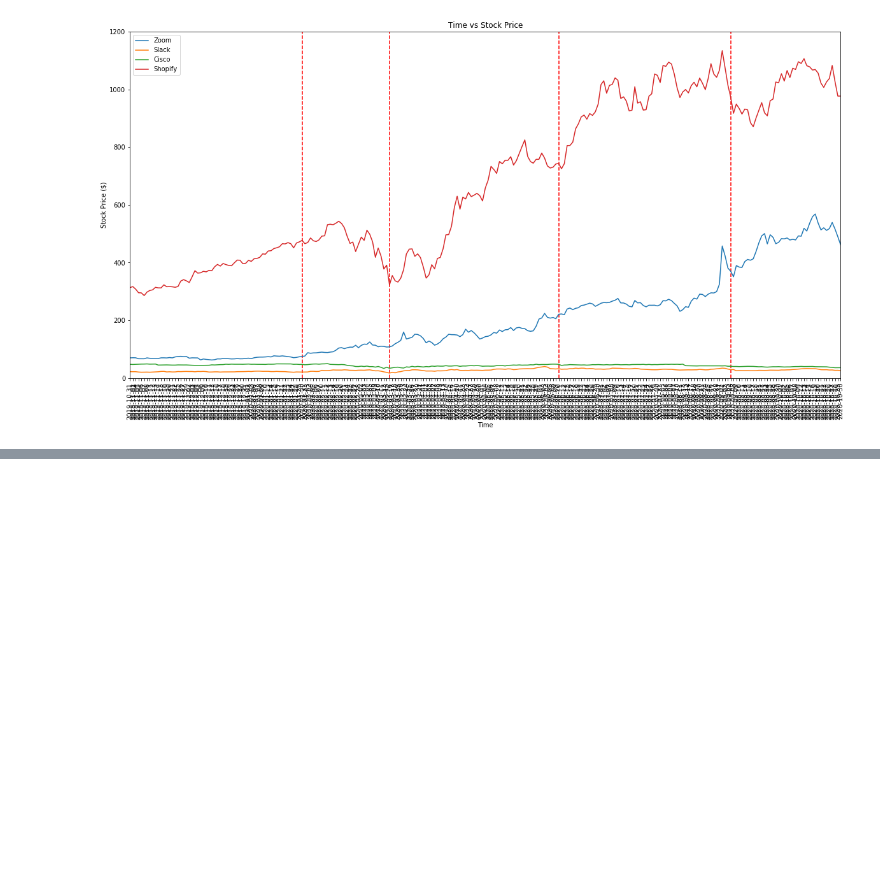
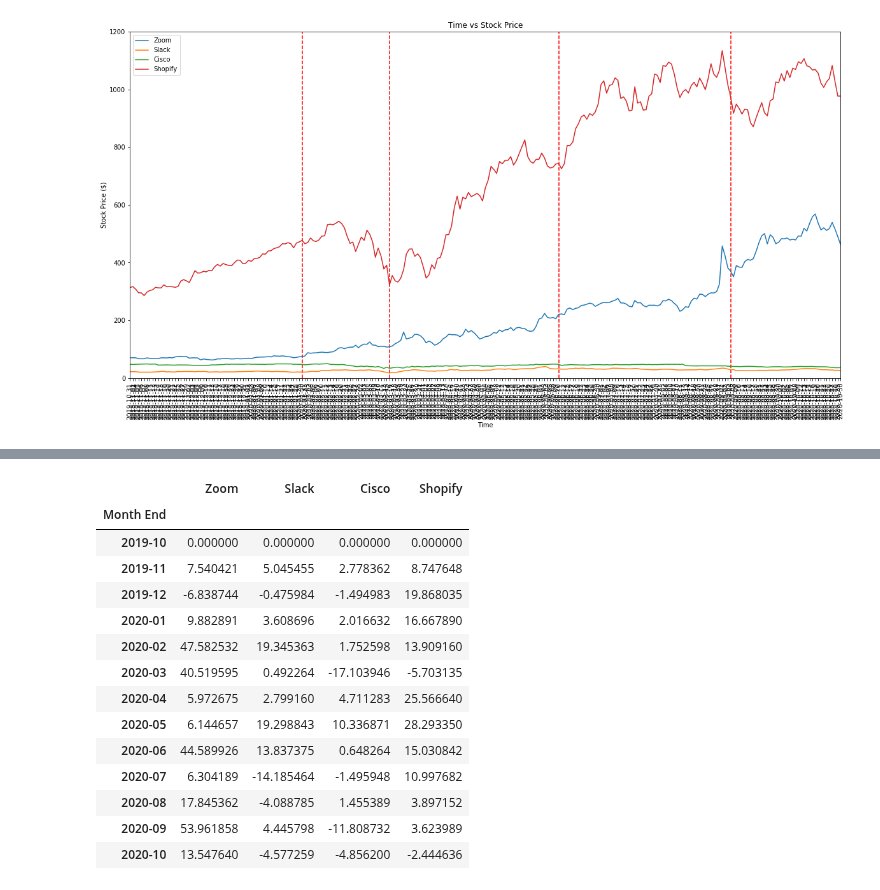
Before and after one commit to chenghaohan/Team_Anti-COVID_Project1, a Jupyter notebook: Techology Companies Data/tech industry(remote working) vs covid.ipynb, the cells around one changed output, grey strips where cells are left out. Cells and saved outputs as stored; diff of their text form; code cells hidden in the pictures; blank space fills up the shorter version.

```diff
--- a/Techology Companies Data/tech industry(remote working) vs covid.ipynb
+++ b/Techology Companies Data/tech industry(remote working) vs covid.ipynb
@@ -83,3 +98,21 @@ pct_df.plot(kind="line",figsize=(10,6))
+# %%
+pct_df
+# %% [output]
+|  | Zoom | Slack | Cisco | Shopify |
+| Month End |  |  |  |  |
+| 2019-10 | 0.000000 | 0.000000 | 0.000000 | 0.000000 |
+| 2019-11 | 7.540421 | 5.045455 | 2.778362 | 8.747648 |
+| 2019-12 | -6.838744 | -0.475984 | -1.494983 | 19.868035 |
+| 2020-01 | 9.882891 | 3.608696 | 2.016632 | 16.667890 |
+| 2020-02 | 47.582532 | 19.345363 | 1.752598 | 13.909160 |
+| 2020-03 | 40.519595 | 0.492264 | -17.103946 | -5.703135 |
+| 2020-04 | 5.972675 | 2.799160 | 4.711283 | 25.566640 |
+| 2020-05 | 6.144657 | 19.298843 | 10.336871 | 28.293350 |
+| 2020-06 | 44.589926 | 13.837375 | 0.648264 | 15.030842 |
+| 2020-07 | 6.304189 | -14.185464 | -1.495948 | 10.997682 |
+| 2020-08 | 17.845362 | -4.088785 | 1.455389 | 3.897152 |
+| 2020-09 | 53.961858 | 4.445798 | -11.808732 | 3.623989 |
+| 2020-10 | 13.547640 | -4.577259 | -4.856200 | -2.444636 |
 # %%
 #import the total confirmed cases info of the country as well
 #compare the stock trends and give obeservations
```
Also changed, not shown: parts of 4 cells of this notebook.
